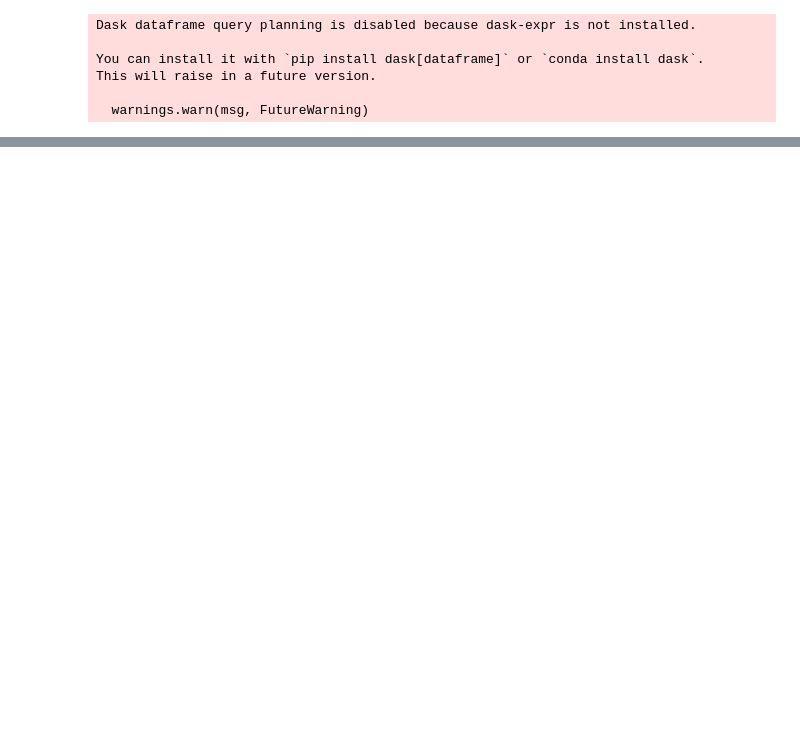
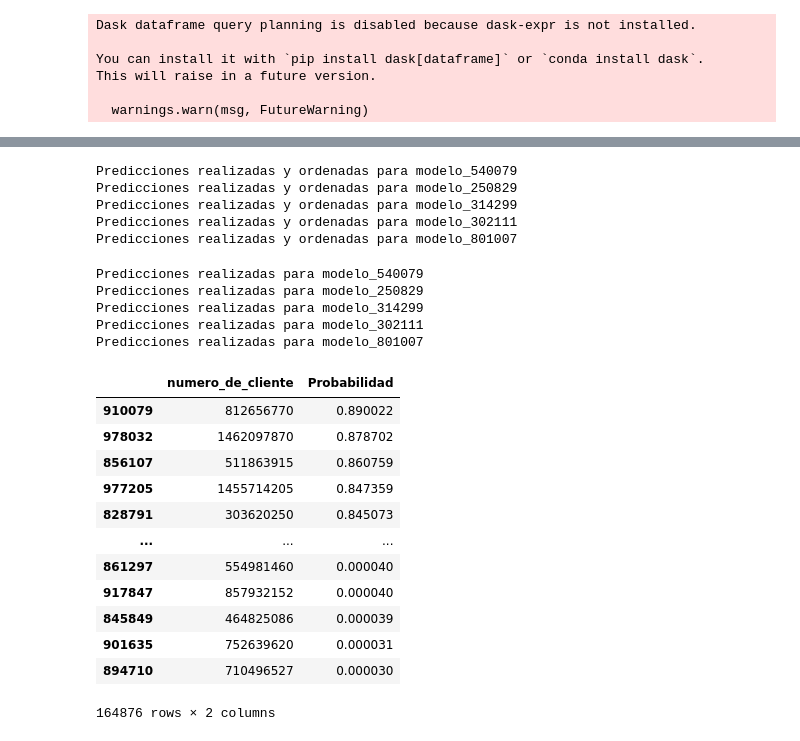
Before and after one commit to dmecoyfin/dmeyf2024, a Jupyter notebook: src/Competencia_1/Competencia_1.ipynb, the cells around one changed output, grey strips where cells are left out. Drawn from its saved outputs; the diff is of its cells as text; code cells hidden in the pictures; blank space fills up the shorter version.

Commit message:
ensamble de modelos con distinta semilla

```diff
--- a/src/Competencia_1/Competencia_1.ipynb
+++ b/src/Competencia_1/Competencia_1.ipynb
@@ -170,7 +236,9 @@ FrozenTrial(number=52, state=1, values=[372918000.0], datetime_start=datetime.da
 # %%
-best_iter = study.best_trial.user_attrs["best_iter"]
-print(f"Mejor cantidad de árboles para el mejor model {best_iter}")
-params = {
+study=study_1
+best_iter=study_1.best_trial.user_attrs["best_iter"]
+
+# Definir los mejores parámetros del estudio
+best_params = {
     'objective': 'binary',
     'boosting_type': 'gbdt',
     'first_metric_only': True,
@@ -182,15 +250,10 @@ params = {
     'min_data_in_leaf': study.best_trial.params['min_data_in_leaf'],
     'feature_fraction': study.best_trial.params['feature_fraction'],
     'bagging_fraction': study.best_trial.params['bagging_fraction'],
-    'seed': semillas[0],
     'verbose': 0
 }
 
-train_data = lgb.Dataset(X_train,
-                          label=y_train_binaria,
-                          weight=w_train)
 
-model_lgb = lgb.train(params,
-                  train_data,
-                  num_boost_round=best_iter)
+# Entrenar los modelos
+modelos_entrenado = entrenar_modelos_con_varias_semillas(best_params, X_train, y_train_binaria, w_train, best_iter, semillas)
 # %% [output]
@@ -244,10 +276,0 @@ importance_df[importance_df['importance'] > 1]
-# %%
-predicciones = model_lgb.predict(X_test_m1)
-
-clases = np.where(predicciones >= 0.040, 1, 0)
-
-
-resultados = pd.DataFrame({
-    'numero_de_cliente': X_test_m1['numero_de_cliente'],
-    'Predicted': clases
-})
@@ -260,0 +382,38 @@ Name: count, dtype: int64
+# %%
+predicciones_1=predecir_y_ordenar_modelos(modelos_entrenado, X_test)
+# %% [output]
+Predicciones realizadas y ordenadas para modelo_540079
+Predicciones realizadas y ordenadas para modelo_250829
+Predicciones realizadas y ordenadas para modelo_314299
+Predicciones realizadas y ordenadas para modelo_302111
+Predicciones realizadas y ordenadas para modelo_801007
+# %%
+df_final=predecir_y_ordenar_modelos2(modelos_entrenado, X_test)
+# %% [output]
+Predicciones realizadas para modelo_540079
+Predicciones realizadas para modelo_250829
+Predicciones realizadas para modelo_314299
+Predicciones realizadas para modelo_302111
+Predicciones realizadas para modelo_801007
+# %%
+df_modelo_540079 = pd.DataFrame(predicciones_1['modelo_540079'])
+df_modelo_250829 = pd.DataFrame(predicciones_1['modelo_250829'])
+df_modelo_314299 = pd.DataFrame(predicciones_1['modelo_314299'])
+df_modelo_302111 = pd.DataFrame(predicciones_1['modelo_302111'])
+df_modelo_801007 = pd.DataFrame(predicciones_1['modelo_801007'])
+# %%
+df_modelo_302111
+# %% [output]
+|  | numero_de_cliente | Probabilidad |
+| 910079 | 812656770 | 0.890022 |
+| 978032 | 1462097870 | 0.878702 |
+| 856107 | 511863915 | 0.860759 |
+| 977205 | 1455714205 | 0.847359 |
+| 828791 | 303620250 | 0.845073 |
+| ... | ... | ... |
+| 861297 | 554981460 | 0.000040 |
+| 917847 | 857932152 | 0.000040 |
+| 845849 | 464825086 | 0.000039 |
+| 901635 | 752639620 | 0.000031 |
+| 894710 | 710496527 | 0.000030 |
+164876 rows × 2 columns
```
Also changed, not shown: parts of 24 cells of this notebook.
